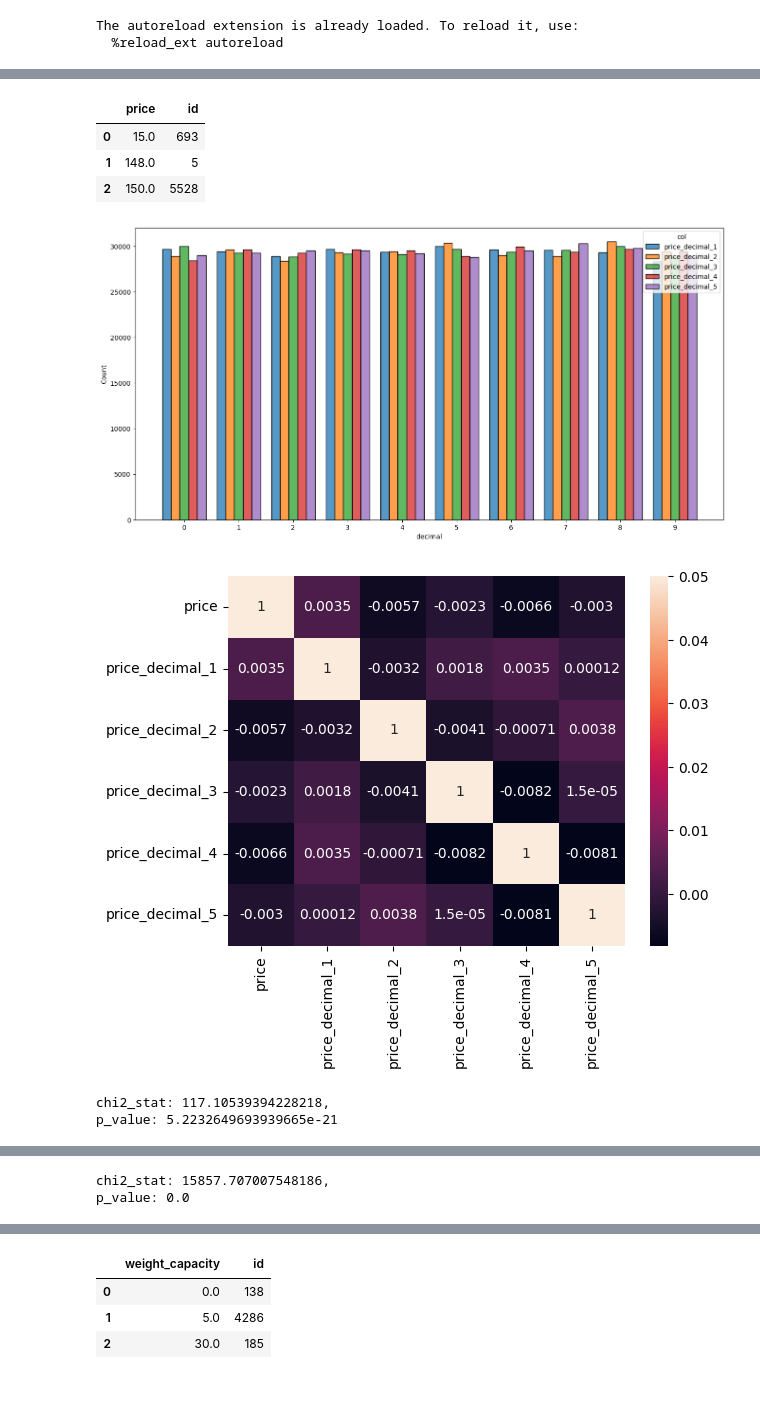
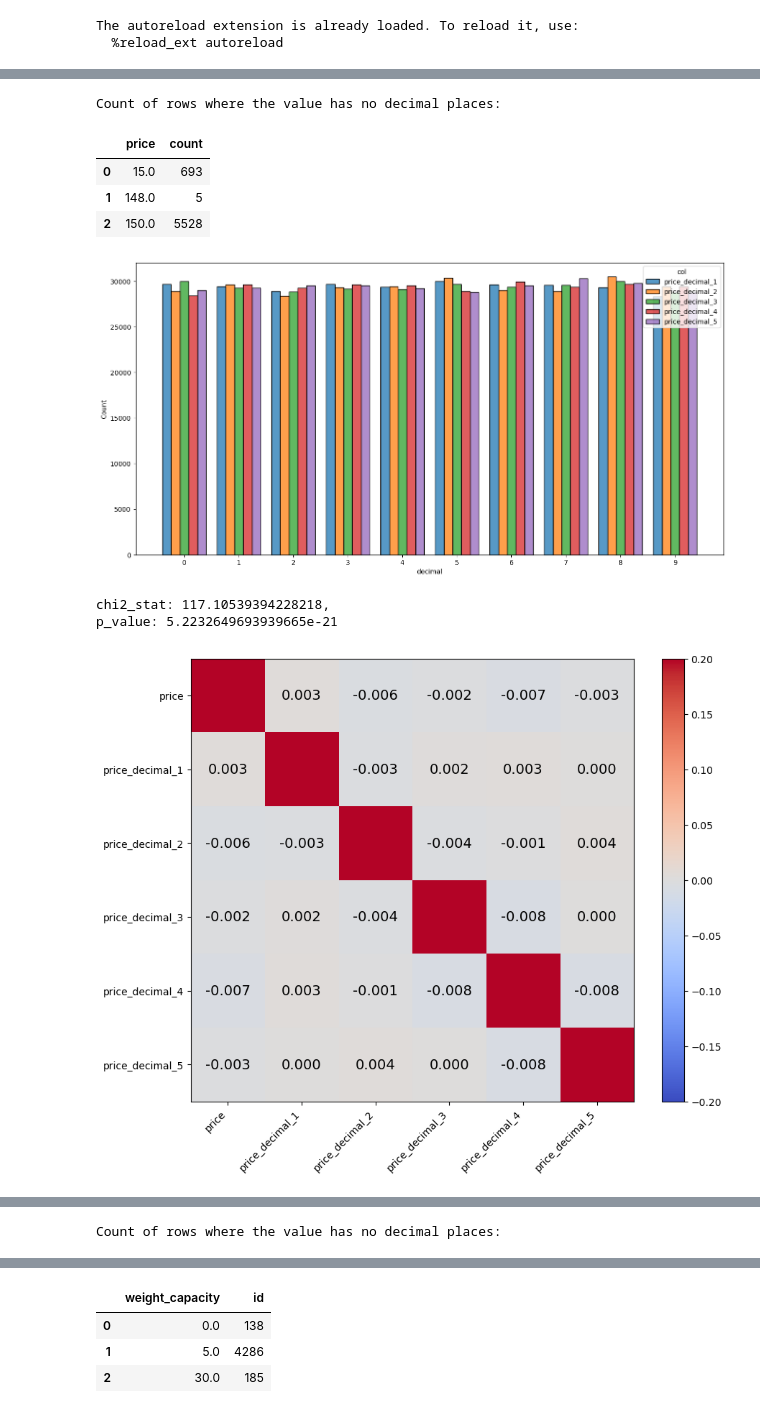
Before and after one commit to Jordanbarker/backpack-prediction-challenge, a Jupyter notebook: notebooks/01_eda_cont.ipynb, the cells around one changed output, grey strips where cells are left out. Saved outputs shown, nothing was run; the diff lists cells and outputs as text; code cells hidden in the pictures.

```diff
--- a/notebooks/01_eda_cont.ipynb
+++ b/notebooks/01_eda_cont.ipynb
@@ -88,0 +204,11 @@ The autoreload extension is already loaded. To reload it, use:
+# %%
+subset = train_df.sample(100000)
+
+brand_mapping = {"Adidas": 0, "Puma": 1, "Nike": 2, "Jansport": 3, "Under Armour": 4}
+material_mapping = {"Leather": 0, "Nylon": 1, "Polyester": 2, "Canvas": 3}
+style_mapping = {"Backpack": 0, "Messenger": 1, "Tote": 2}
+color_mapping = {"Black": 0, "Gray": 1, "Red": 2, "Pink": 3, "Green": 4, "Blue": 5}
+
+
+for col in ['brand', 'material','style','color']:
+    display(subset.groupby(col)[target].mean().sort_values())
@@ -112,0 +250,6 @@ train_df
+# %%
+num_col='weight_capacity'
+rounded_counts = (
+    train_df.reset_index().groupby(num_col, as_index=False)['index'].count()
+)
+rounded_counts
@@ -121,9 +282,12 @@ def analyze_decimals(train_df, num_col='weight_capacity', precision=7):
     not_even = train_df[train_df[num_col] != train_df[num_col].round(0)]
     even = train_df[train_df[num_col] == train_df[num_col].round(0)]
     rounded_counts = (
-        even.groupby(num_col, as_index=False)['id'].count()
+        # even.groupby(num_col, as_index=False)[num_col].count()
+        even.reset_index()
+        .groupby(num_col, as_index=False)['index'].count()
+        .rename(columns={'index': 'count'})
     )
-    print("Count of rows where the value has no decimal places.")
+    print("Count of rows where the value has no decimal places:")
     display(rounded_counts)
 
     combined = []
@@ -135,14 +299,48 @@ def analyze_decimals(train_df, num_col='weight_capacity', precision=7):
         )
     combined = pd.concat(combined)
 
-    # conver to string for plotting
+    # convert to string for plotting
     combined['decimal'] = combined['decimal'].astype(str)
     plt.figure(figsize=(16,8))
     sns.histplot(combined.sort_values(by=['decimal', 'col']), x='decimal', hue='col', multiple="dodge", shrink=0.8)
     plt.show()
 
-    sns.heatmap(not_even[['price']+dec_cols].corr(), vmax=.05, annot=True)
-    plt.show()
+    # plt.figure(figsize=(10, 8))  # Increase figure size
+    # sns.heatmap(not_even[['price'] + dec_cols].corr(),
+    #             annot=True,
+    #             fmt=".6f",
+    #             vmin=-0.01,  # Set a smaller range for visibility
+    #             vmax=0.01,
+    #             center=0,
+    #             annot_kws={"size": 10, "color": "white"},
+    #             # annot_kws={"size": 10},  # Increase font size
+    #             cmap="coolwarm")  # Use a color scheme with better contrast
+    # plt.show()
+    # plt.figure(figsize=(10, 8))  # Adjust as needed
+    # sns.heatmap(not_even[['price']+dec_cols].corr(), annot=True, fmt=".6f") #, vmax=.1, )
+    # plt.show()
+
+
+    corr_matrix = not_even[['price'] + dec_cols].corr().values
+
+    fig, ax = plt.subplots(figsize=(10, 8))
+    cax = ax.imshow(corr_matrix, cmap="coolwarm", vmin=-0.2, vmax=0.2)
+    fig.colorbar(cax)
+
+    # Set axis labels
+    ax.set_xticks(np.arange(len(dec_cols) + 1))  # +1 for 'price'
+    ax.set_yticks(np.arange(len(dec_cols) + 1))
+    ax.set_xticklabels(['price'] + dec_cols, rotation=45, ha="right")
+    ax.set_yticklabels(['price'] + dec_cols)
+
+    # Annotate each cell with correlation values
+    for i in range(len(dec_cols) + 1):
+        for j in range(len(dec_cols) + 1):
+            if j == i:
+                continue
+            ax.text(j, i, f"{corr_matrix[i, j]:.3f}", size=14, ha="center", va="center", color="black")
+    # corr_matrix = not_even[['price']+dec_cols].corr()
+    # print(corr_matrix)
 
 
     # Expected frequencies assuming a uniform distribution (equal probability for each digit)
@@ -154,39 +352,40 @@ def analyze_decimals(train_df, num_col='weight_capacity', precision=7):
     # expected_frequency = np.mean(observed_frequencies)
     # expected_frequencies = np.full_like(observed_frequencies, expected_frequency)
     chi2_stat, p_value = stats.chisquare(f_obs=observed_frequencies, f_exp=expected_frequencies)
     print(f"chi2_stat: {chi2_stat},\np_value: {p_value}")
 
     decimals = np.arange(10)
     df = pd.DataFrame({"Decimal": decimals, "Observed": observed_frequencies, "Expected": expected_frequencies})
 
     # Plot observed vs expected frequencies
     plt.figure(figsize=(10, 5))
     plt.bar(df["Decimal"], df["Observed"], alpha=0.7, label="Observed", color='b')
     plt.plot(df["Decimal"], df["Expected"], marker='o', linestyle='dashed', color='#FFA500', label="Expected")
 
     plt.xlabel("Decimal Digit (0-9)")
     plt.ylabel("Frequency")
     plt.title("Observed vs. Expected Frequency of Decimal Places")
     plt.xticks(decimals)
     plt.legend()
     plt.show()
 
     # Checking deviation by computing percentage differences
     df["Deviation (%)"] = ((df["Observed"] - df["Expected"]) / df["Expected"]) * 100
     display(df[["Deviation (%)"]])
 
 analyze_decimals(train_df, num_col='price', precision=6)
-analyze_decimals(train_df, num_col='weight_capacity', precision=7)
-analyze_decimals(train_df, num_col='rng_normal', precision=7)
+analyze_decimals(train_df, num_col='weight_capacity', precision=8)
+# analyze_decimals(train_df, num_col='rng_normal', precision=7)
 # %% [output]
+Count of rows where the value has no decimal places:
-|  | price | id |
+|  | price | count |
 | 0 | 15.0 | 693 |
 | 1 | 148.0 | 5 |
 | 2 | 150.0 | 5528 |
 [figure]
+chi2_stat: 117.10539394228218,
+p_value: 5.2232649693939665e-21
-[figure, old version]
+[figure, new version]
-chi2_stat: 117.10539394228218,
-p_value: 5.2232649693939665e-21
 [figure]
 |  | Deviation (%) |
 | 0 | -0.593654 |
@@ -199,3 +398,4 @@ p_value: 5.2232649693939665e-21
 | 7 | 0.570507 |
 | 8 | 1.640717 |
 | 9 | -1.449413 |
+Count of rows where the value has no decimal places:
@@ -208,2 +409,0 @@ p_value: 5.2232649693939665e-21
-chi2_stat: 15857.707007548186,
-p_value: 0.0
```
Also changed, not shown: parts of 16 cells of this notebook, 1 other file.
